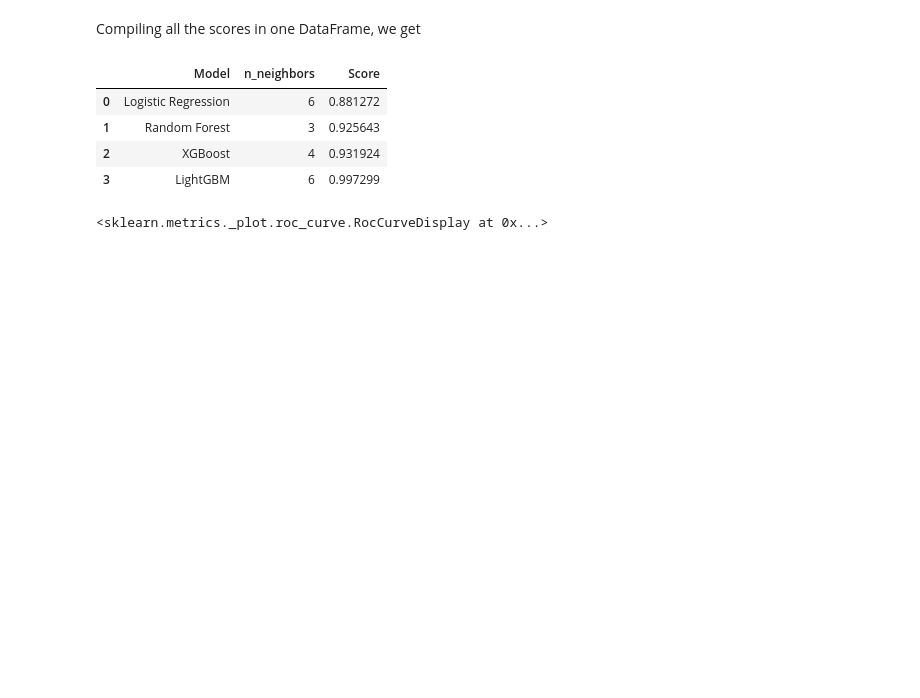
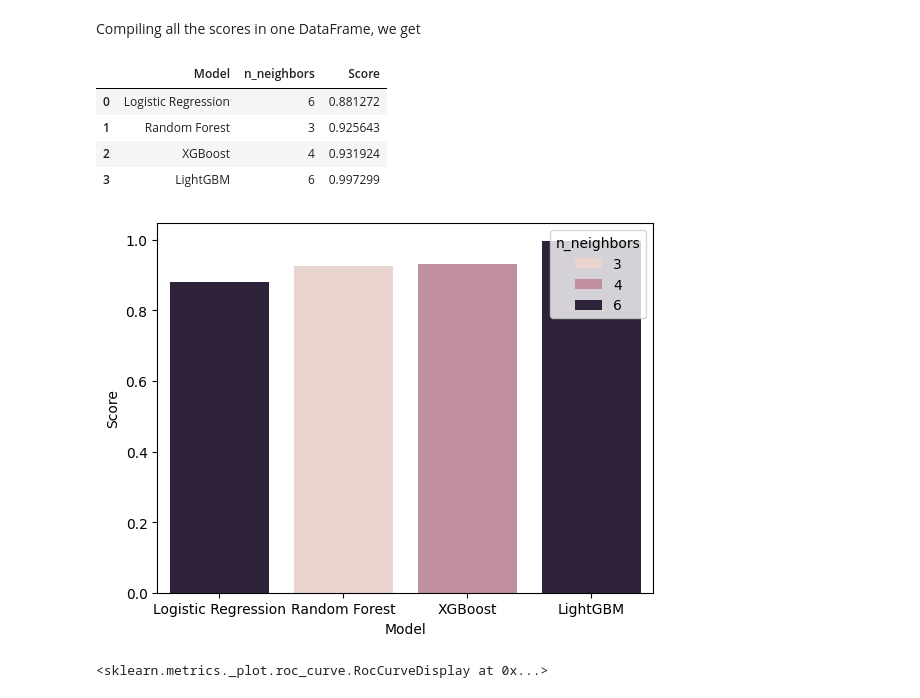
Before and after one commit to S84v/gst-analytics-hackathon, a Jupyter notebook: main.ipynb, the cells around one changed output. Saved outputs shown, nothing was run; the diff lists cells and outputs as text; code cells hidden in the pictures; blank space fills up the shorter version.

Commit message:
Best recall

```diff
--- a/main.ipynb
+++ b/main.ipynb
@@ -608,6 +608,14 @@ vanilla_recall_scores
 | 1 | Random Forest | 3 | 0.925643 |
 | 2 | XGBoost | 4 | 0.931924 |
 | 3 | LightGBM | 6 | 0.997299 |
+# %%
+ax = sns.barplot(data=vanilla_recall_scores,
+                  x = vanilla_recall_scores['Model'],
+                  y = vanilla_recall_scores['Score'],
+                  hue=vanilla_recall_scores['n_neighbors'])
+plt.show()
+# %% [output]
+[figure, added]
 # %%
 rep = metrics.classification_report(ytest['target'], ypred)
 recall = metrics.recall_score(ytest['target'], ypred)
```
